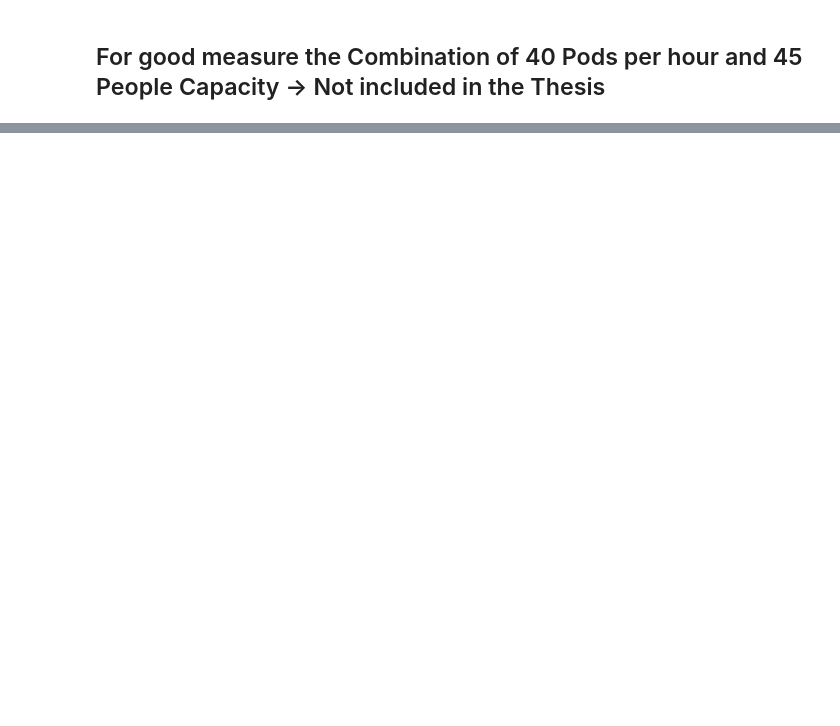
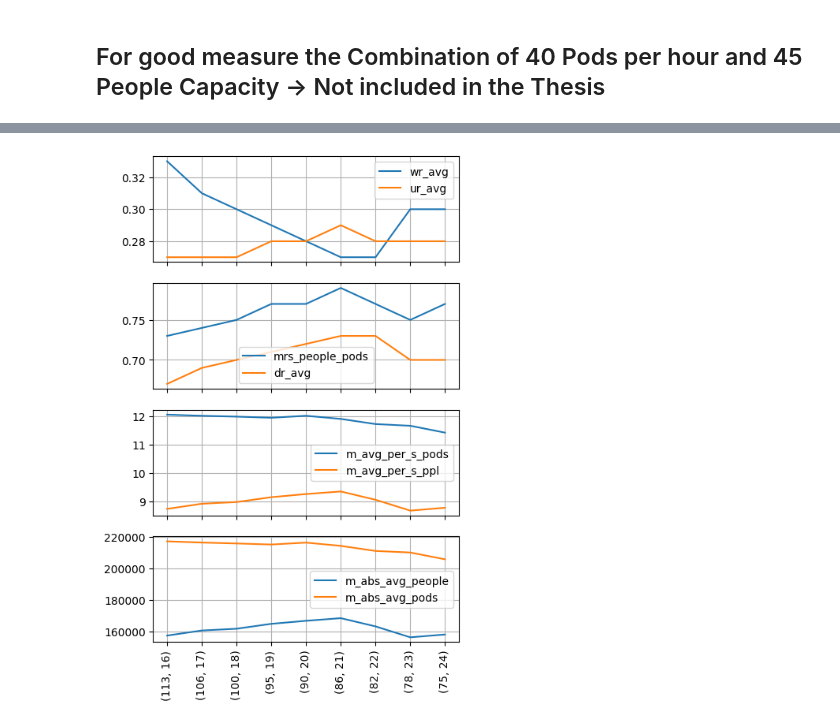
Before and after one commit to deeliciouscode/publicflow, a Jupyter notebook: analysis/evaluate_metrics.ipynb, the cells around one changed output, grey strips where cells are left out. Drawn from its saved outputs; the diff is of its cells as text; code cells hidden in the pictures; blank space fills up the shorter version.

Commit message:
final notebook and comparisson data

```diff
--- a/analysis/evaluate_metrics.ipynb
+++ b/analysis/evaluate_metrics.ipynb
@@ -217,0 +304,3 @@ calc_metrics(people_avg_metrics, pods_avg_metrics)
+# %%
+# the data from the last sextion was put into the csv that is loaded here.
+metrics_16_24 = pd.read_csv("/home/david/Code/Uni/publicflow/analysis/metrics_113x16-75x24_manual.csv")
@@ -217,0 +360,4 @@ calc_metrics(people_avg_metrics, pods_avg_metrics)
+# %%
+compare_runs(metrics_16_24)
+# %% [output]
+[figure, added]
```
Also changed, not shown: parts of 23 cells of this notebook, 1 other file.
